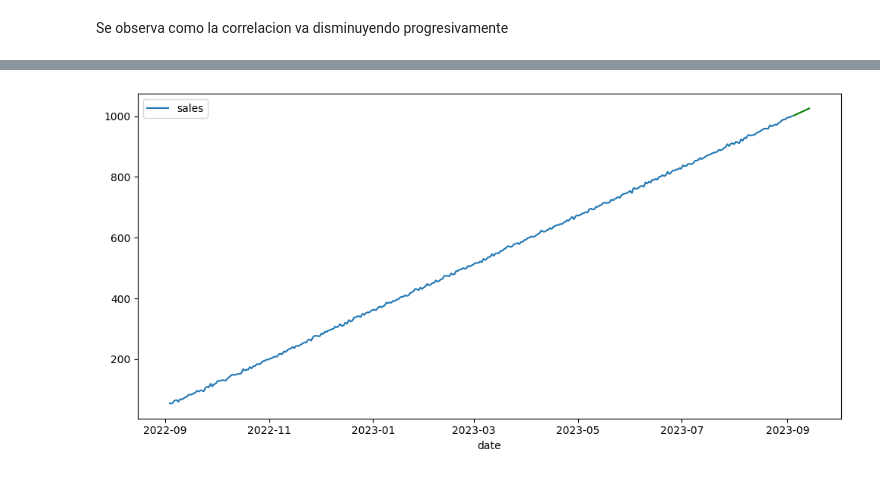
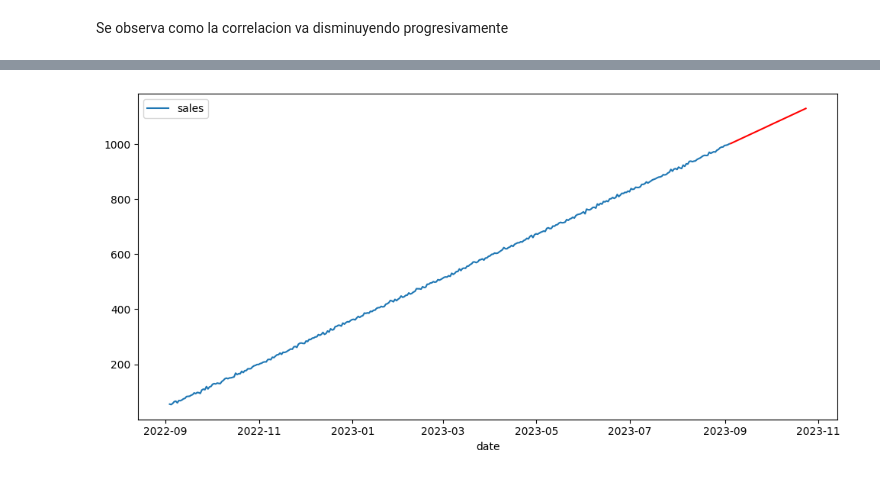
Before and after one commit to Lsiniestro/time-series, a Jupyter notebook: src/explore.ipynb, the cells around one changed output, grey strips where cells are left out. Drawn from its saved outputs; the diff is of its cells as text; code cells hidden in the pictures.

```diff
--- a/src/explore.ipynb
+++ b/src/explore.ipynb
@@ -191,7 +191,7 @@ SARIMAX Results
 Warnings:
 [1] Covariance matrix calculated using the outer product of gradients (complex-step).
 # %%
-forecast = model.predict(10)
+forecast = model.predict(50)
 forecast
 # %% [output]
 2023-09-04 17:10:08.079328    1002.158148
@@ -208,13 +214,13 @@ Freq: D, dtype: float64
 # %%
 import matplotlib.pyplot as plt
 
 fig, axis = plt.subplots(figsize = (10, 5))
 
 sns.lineplot(data = df)
-sns.lineplot(data = forecast, c = "green")
+sns.lineplot(data = forecast, c = "red")
 
 plt.tight_layout()
 
 plt.show()
 # %% [output]
-[figure, old version]
+[figure, new version]
```
Also changed, not shown: parts of 4 cells of this notebook, 1 other file.
